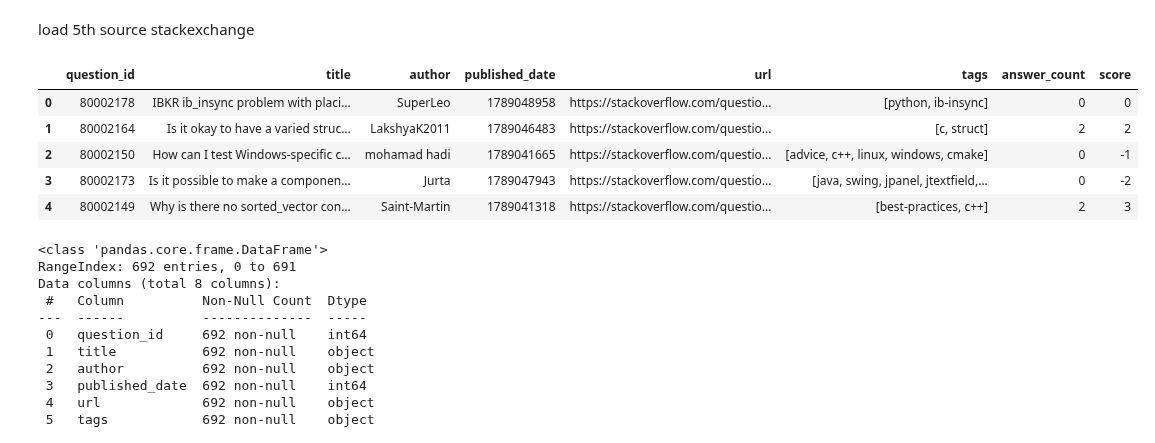
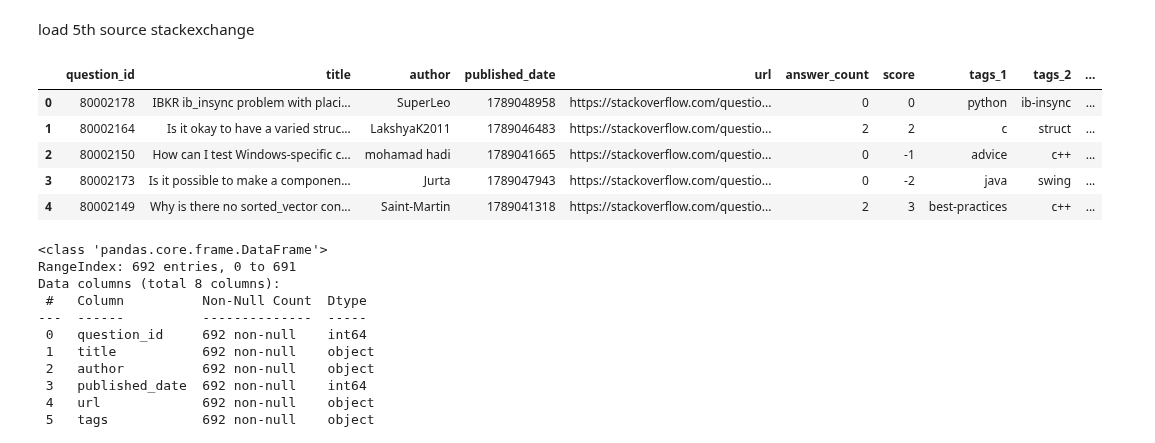
Before and after one commit to AzamAlzahrani/FOMOless, a Jupyter notebook: notebooks/02_profile_clean.ipynb, the cells around one changed output. Cells and saved outputs as stored; diff of their text form; code cells hidden in the pictures.

Commit message:
flattened tags for every source

```diff
--- a/notebooks/02_profile_clean.ipynb
+++ b/notebooks/02_profile_clean.ipynb
@@ -248,6 +248,27 @@ Column Count: 6
 third source medium
 # %%
 medium_file_path = '../data/raw/medium_10-9-26_raw_268_records.json'
-df_medium = pd.read_json(medium_file_path)
+import json
+list_column_name = "tags"
+# 1. Read the raw JSON file
+with open(medium_file_path, "r", encoding="utf-8") as file:
+    raw_data = json.load(file)
+
+# 2. Normalize and flatten the data
+df = pd.json_normalize(raw_data)
+
+# 3. Convert the list elements into a new DataFrame side-by-side
+expanded_cols = pd.DataFrame(df[list_column_name].tolist())
+
+# 4. Generate dynamic column names (e.g., hobbies_1, hobbies_2)
+expanded_cols.columns = [f"{list_column_name}_{i+1}" for i in range(expanded_cols.shape[1])]
+
+# 5. Drop the original list column and join the new columns back
+df_medium = df.drop(columns=[list_column_name]).join(expanded_cols)
+
+# View the final result
+
+
+
 df_medium.head()
 # %% [output]
@@ -418,15 +439,33 @@ Name: url, dtype: object
 load 5th source stackexchange
 # %%
 stackexchange_file_path = "../data/raw/StackExchange_10-9-26_692_records.json"
-df_stackexchange = pd.read_json(stackexchange_file_path)
+
+list_column_name = "tags"
+# 1. Read the raw JSON file
+with open(stackexchange_file_path, "r", encoding="utf-8") as file:
+    raw_data = json.load(file)
+
+# 2. Normalize and flatten the data
+df = pd.json_normalize(raw_data)
+
+# 3. Convert the list elements into a new DataFrame side-by-side
+expanded_cols = pd.DataFrame(df[list_column_name].tolist())
+
+# 4. Generate dynamic column names (e.g., hobbies_1, hobbies_2)
+expanded_cols.columns = [f"{list_column_name}_{i+1}" for i in range(expanded_cols.shape[1])]
+
+# 5. Drop the original list column and join the new columns back
+df_stackexchange = df.drop(columns=[list_column_name]).join(expanded_cols)
+
+# View the final result
 df_stackexchange.head()
 # %% [output]
-|  | question_id | title | author | published_date | url | tags | answer_count | score |
-| 0 | 80002178 | IBKR ib_insync problem with placi... | SuperLeo | 1789048958 | https://stackoverflow.com/questio... | [python, ib-insync] | 0 | 0 |
-| 1 | 80002164 | Is it okay to have a varied struc... | LakshyaK2011 | 1789046483 | https://stackoverflow.com/questio... | [c, struct] | 2 | 2 |
-| 2 | 80002150 | How can I test Windows-specific c... | mohamad hadi | 1789041665 | https://stackoverflow.com/questio... | [advice, c++, linux, windows, cmake] | 0 | -1 |
-| 3 | 80002173 | Is it possible to make a componen... | Jurta | 1789047943 | https://stackoverflow.com/questio... | [java, swing, jpanel, jtextfield,... | 0 | -2 |
-| 4 | 80002149 | Why is there no sorted_vector con... | Saint-Martin | 1789041318 | https://stackoverflow.com/questio... | [best-practices, c++] | 2 | 3 |
+|  | question_id | title | author | published_date | url | answer_count | score | tags_1 | tags_2 | ... |
+| 0 | 80002178 | IBKR ib_insync problem with placi... | SuperLeo | 1789048958 | https://stackoverflow.com/questio... | 0 | 0 | python | ib-insync | ... |
+| 1 | 80002164 | Is it okay to have a varied struc... | LakshyaK2011 | 1789046483 | https://stackoverflow.com/questio... | 2 | 2 | c | struct | ... |
+| 2 | 80002150 | How can I test Windows-specific c... | mohamad hadi | 1789041665 | https://stackoverflow.com/questio... | 0 | -1 | advice | c++ | ... |
+| 3 | 80002173 | Is it possible to make a componen... | Jurta | 1789047943 | https://stackoverflow.com/questio... | 0 | -2 | java | swing | ... |
+| 4 | 80002149 | Why is there no sorted_vector con... | Saint-Martin | 1789041318 | https://stackoverflow.com/questio... | 2 | 3 | best-practices | c++ | ... |
 # %%
 df_stackexchange.info()
 # %% [output]
```
Also changed, not shown: parts of 5 cells of this notebook.
